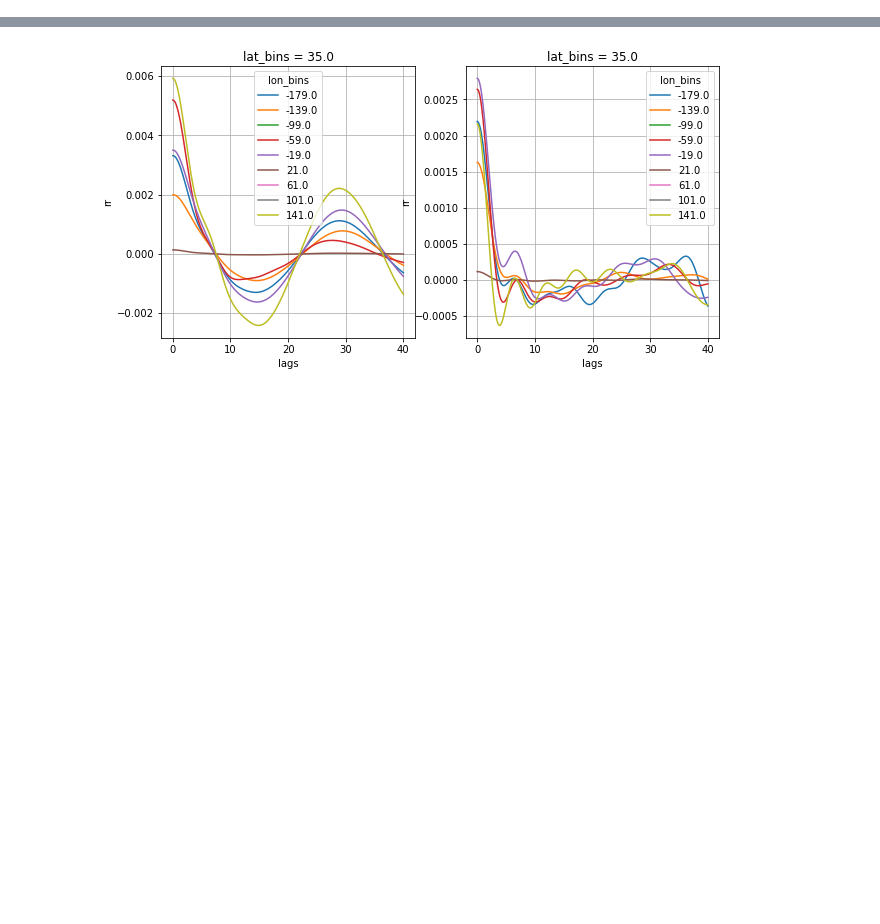
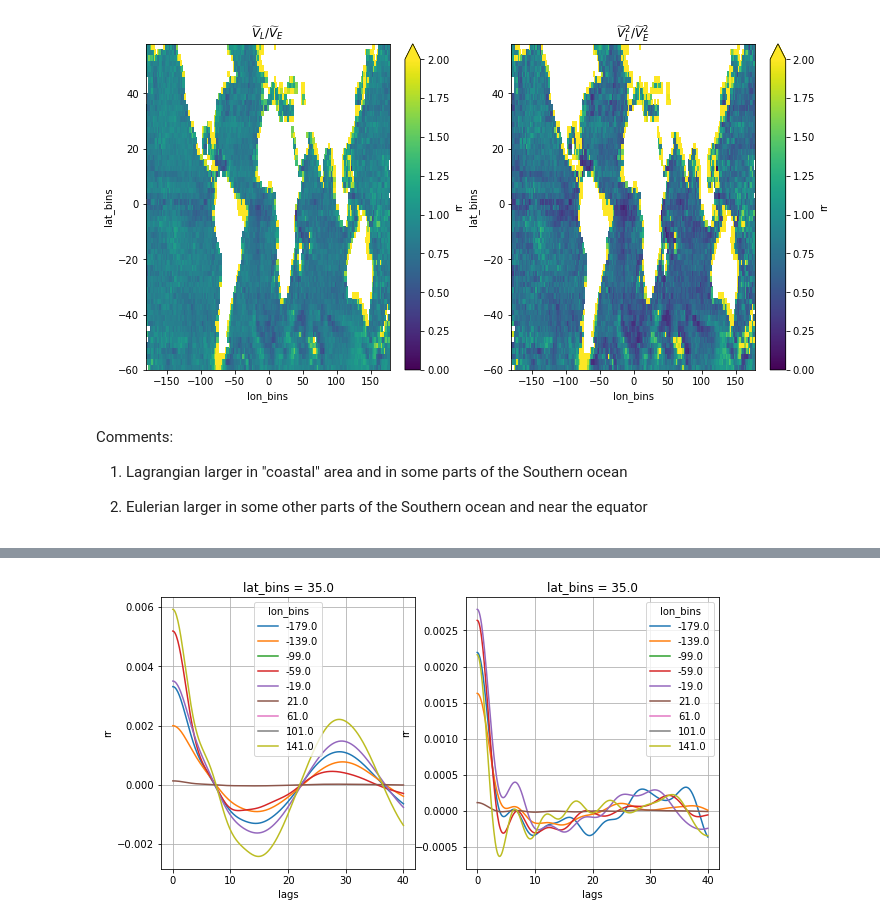
Before and after one commit to zcasparco/equinox_phd, a Jupyter notebook: llc4320/EL_cov_binned.ipynb, the cells around one changed output, grey strips where cells are left out. Cells and saved outputs as stored; diff of their text form; code cells hidden in the pictures; blank space fills up the shorter version.

```diff
--- a/llc4320/EL_cov_binned.ipynb
+++ b/llc4320/EL_cov_binned.ipynb
@@ -73,0 +95,15 @@ for bbox in [bbox_cal,bbox_nwa,bbox_nea,bbox_swa,bbox_med,bbox_eq]:
+# %%
+cmap='viridis'
+fig,axs = plt.subplots(1,2,figsize=(12,6))
+(np.sqrt(dsL.isel(lags=0).rr)/np.sqrt(dsE.isel(lags=0).rr)).plot(cmap=cmap,vmax=2,vmin=0,y='lat_bins',ax=axs[0])
+axs[0].set_title(r'$\widetilde{V}_L/\widetilde{V}_E$')
+((dsL.isel(lags=0).rr)/(dsE.isel(lags=0).rr)).plot(cmap=cmap,vmax=2,y='lat_bins',vmin=0,ax=axs[1])
+axs[1].set_title(r'$\widetilde{V}_L^2/\widetilde{V}_E^2$');
+# %% [output]
+[figure, added]
+# %% [markdown]
+Comments:
+
+1) Lagrangian larger in "coastal" area and in some parts of the Southern ocean
+
+2) Eulerian larger in some other parts of the Southern ocean and near the equator
```
Also changed, not shown: parts of 24 cells of this notebook.
